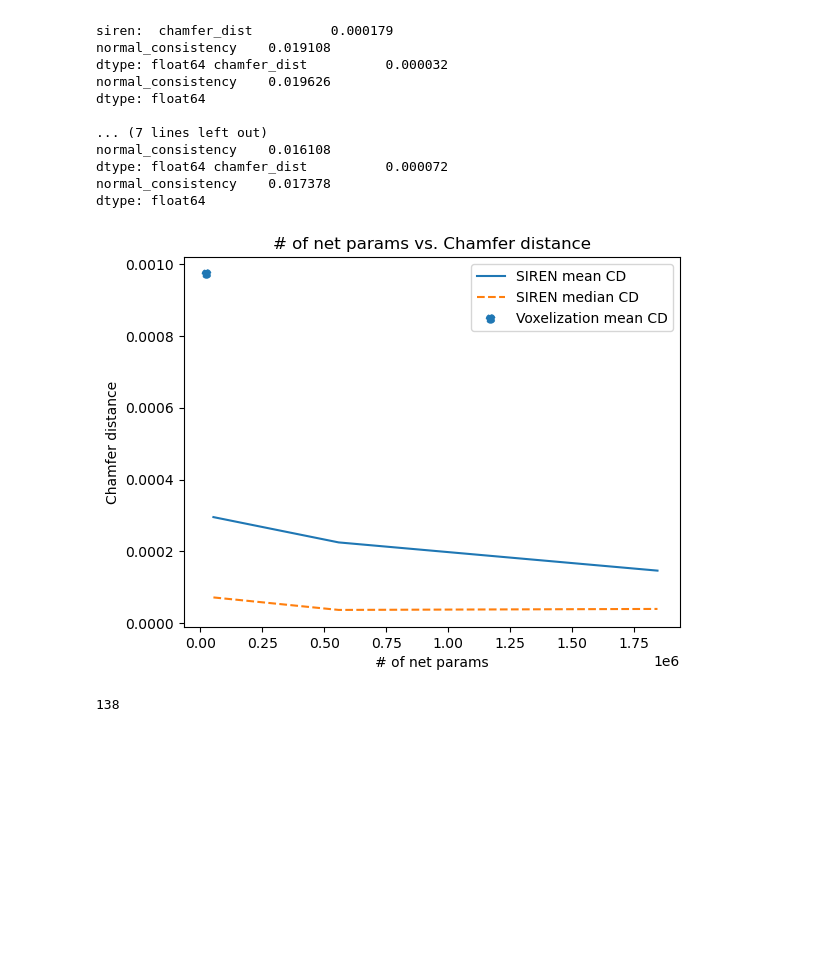
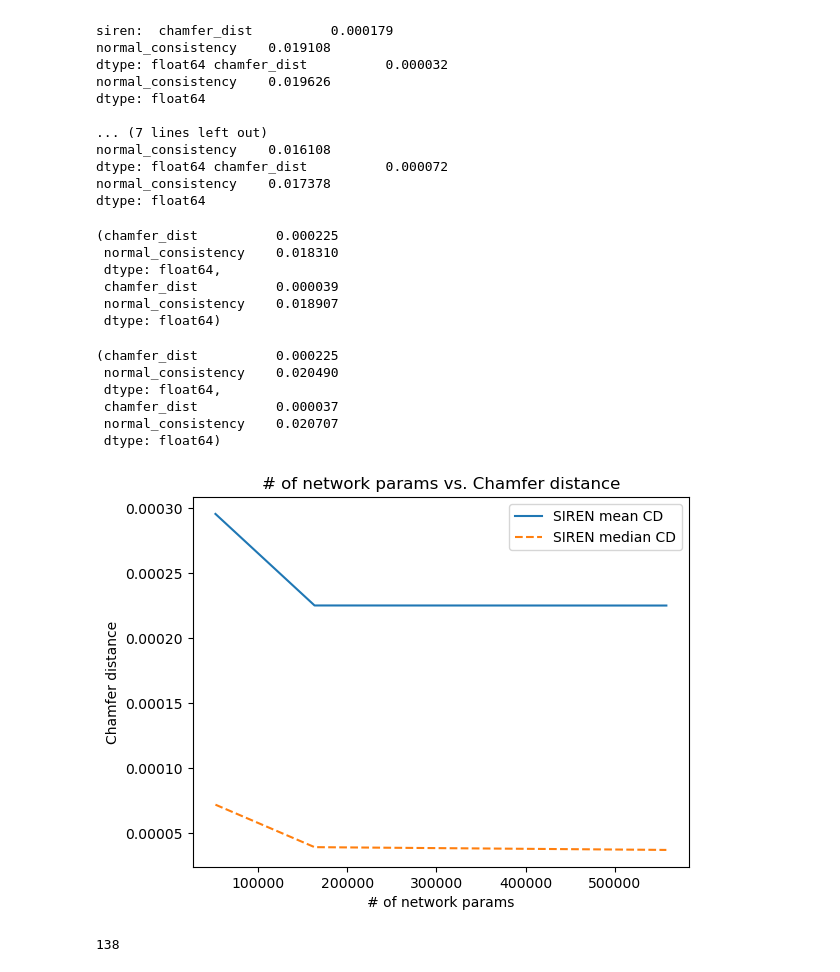
Before and after one commit to philippwulff/Deep3DComp, a Jupyter notebook: test.ipynb, the cells around one changed output. Drawn from its saved outputs; the diff is of its cells as text; code cells hidden in the pictures; blank space fills up the shorter version.

```diff
--- a/test.ipynb
+++ b/test.ipynb
@@ -121,17 +125,37 @@ normal_consistency    0.016108
 dtype: float64 chamfer_dist          0.000072
 normal_consistency    0.017378
 dtype: float64
+# %%
+pd.read_csv("../../shared/deepsdfcomp/size_vs_performance/siren_width=128_no_bottleneck/Evaluation/2000/chamfer.csv", delimiter=";").mean(), pd.read_csv("../../shared/deepsdfcomp/size_vs_performance/siren_width=128_no_bottleneck/Evaluation/2000/chamfer.csv", delimiter=";").median()
+# %% [output]
+(chamfer_dist          0.000225
+ normal_consistency    0.018310
+ dtype: float64,
+ chamfer_dist          0.000039
+ normal_consistency    0.018907
+ dtype: float64)
+# %%
+pd.read_csv("../../shared/deepsdfcomp/size_vs_performance/siren_width=256_no_bottleneck/Evaluation/2000/chamfer.csv", delimiter=";").mean(), pd.read_csv("../../shared/deepsdfcomp/size_vs_performance/siren_width=256_no_bottleneck/Evaluation/2000/chamfer.csv", delimiter=";").median()
+# %% [output]
+(chamfer_dist          0.000225
+ normal_consistency    0.020490
+ dtype: float64,
+ chamfer_dist          0.000037
+ normal_consistency    0.020707
+ dtype: float64)
 # %%
 exps = [
-    "../../shared/deepsdfcomp/searches/double_nonlinearity/siren_width=64_no_bottleneck",
-    "../../shared/deepsdfcomp/searches/double_nonlinearity/siren_width=256_no_bottleneck_v2",
+    "../../shared/deepsdfcomp/size_vs_performance/siren_width=64_no_bottleneck/",
+    "../../shared/deepsdfcomp/size_vs_performance/siren_width=128_no_bottleneck/",
+    "../../shared/deepsdfcomp/size_vs_performance/siren_width=256_no_bottleneck/",
     ]
 vox_logs = [
     pd.read_csv("data/voxelize_until_cd_meshes_CD=0.001/run_voxelize_until_CD_logs.csv"),
+    pd.read_csv("data/voxelize_until_cd_meshes_CD=0.003/run_voxelize_until_CD_logs.csv"),
 ]
-plotting.plot_capacity_vs_chamfer_dist(exps, type="latent", voxelization_logs=vox_logs)
+plotting.plot_capacity_vs_chamfer_dist(exps, type="network", voxelization_logs=vox_logs)
 # %% [output]
-[figure, old version]
+[figure, new version]
 # %%
 len(df_voxelized)
 # %% [output]
```
Also changed, not shown: parts of 15 cells of this notebook, 5 other files.
